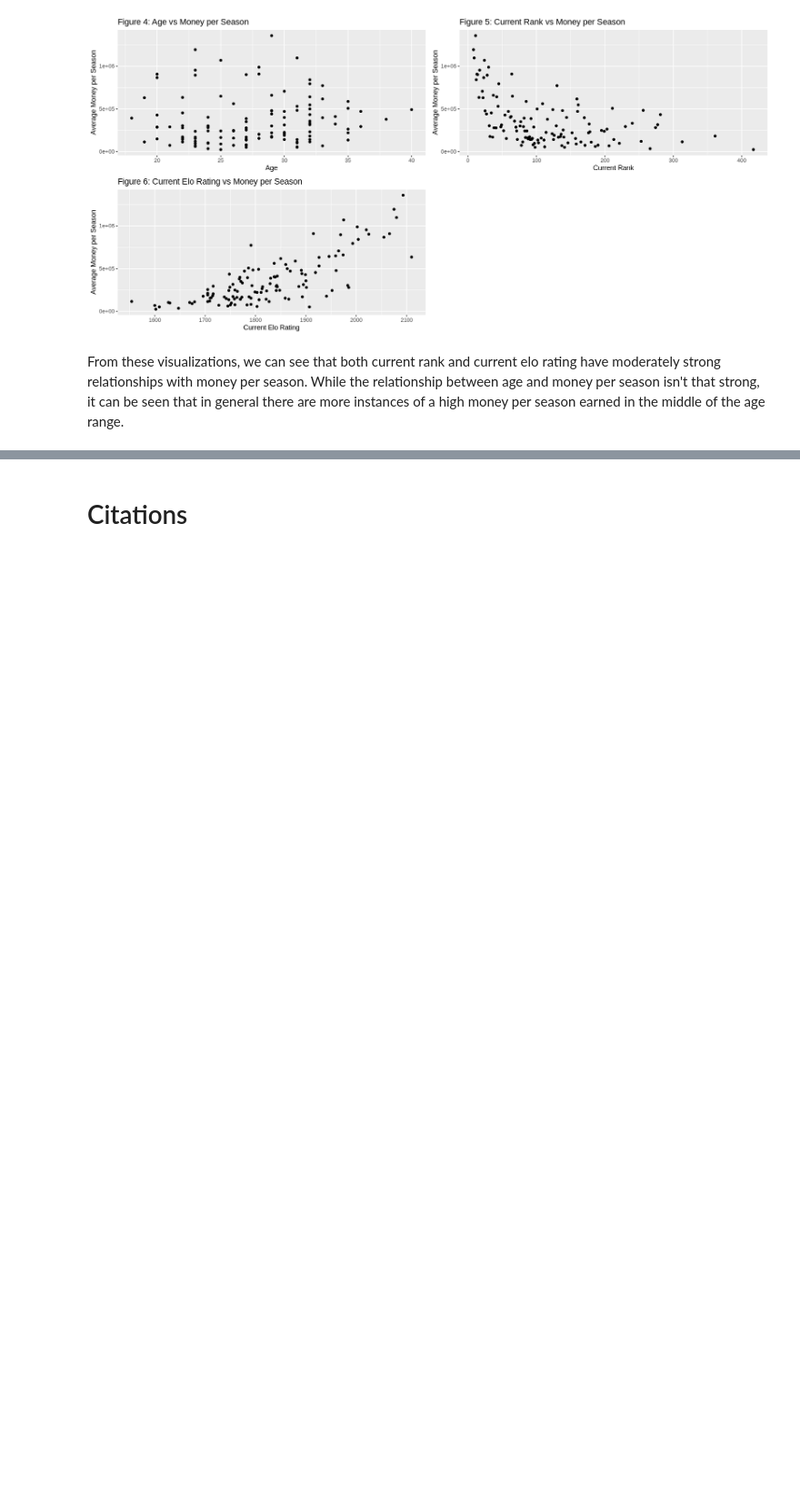
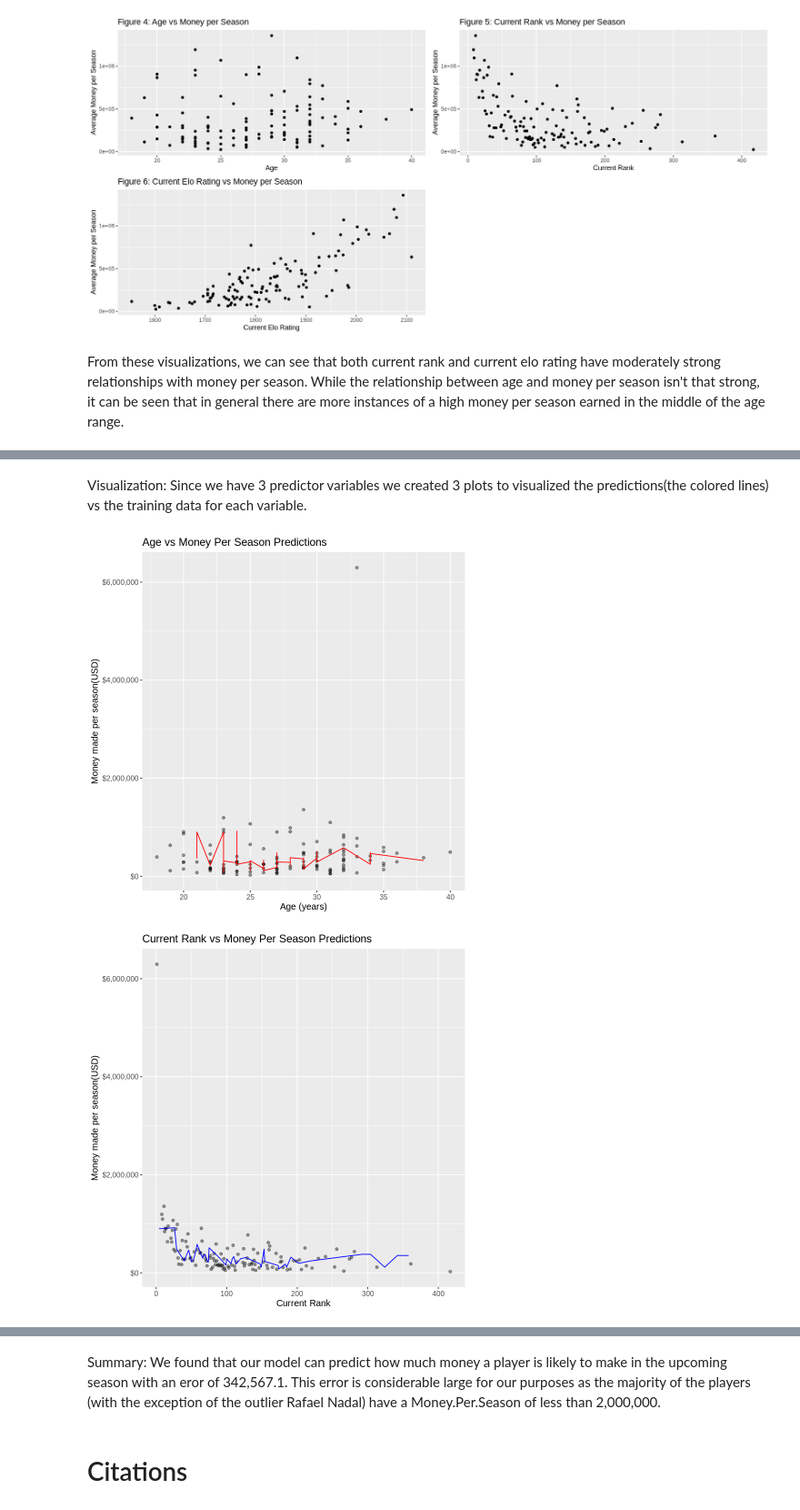
Before and after one commit to mnvibhakar/TennisSalaryProject, a Jupyter notebook: project_report.ipynb, the cells around one changed output, grey strips where cells are left out. Shown at 91% size. Saved outputs shown, nothing was run; the diff lists cells and outputs as text; code cells hidden in the pictures; blank space fills up the shorter version.

```diff
--- a/project_report.ipynb
+++ b/project_report.ipynb
@@ -137,0 +173,18 @@ From these visualizations, we can see that both current rank and current elo rat
+# %%
+best_tennis_spec <- nearest_neighbor(weight_func = "rectangular", neighbors = best_k) |>
+set_engine("kknn") |>
+set_mode("regression")
+
+tennis_fit <- workflow() |>
+add_recipe(tennis_recipe) |>
+add_model(best_tennis_spec) |>
+fit(data = tennis_training)
+
+tennis_predictions <- tennis_fit |>
+predict(tennis_testing) |>
+bind_cols(tennis_testing)
+
+tennis_summary <- tennis_predictions |>
+metrics(truth = Money.Per.Season, estimate = .pred) |>
+filter(.metric == "rmse")
+tennis_summary
@@ -137,0 +196,42 @@ From these visualizations, we can see that both current rank and current elo rat
+# %% [markdown]
+Visualization: Since we have 3 predictor variables we created 3 plots to visualized the predictions(the colored lines) vs the training data for each variable.
+# %%
+age_plot <- ggplot(tennis_training, aes(x = Age, y = Money.Per.Season)) +
+  geom_point(alpha = 0.4) +
+  geom_line(data = tennis_predictions,
+            mapping = aes(x = Age, y = .pred),
+            color = "red") +
+  xlab("Age (years)") +
+  ylab("Money made per season(USD)") +
+  scale_y_continuous(labels = dollar_format()) +
+  ggtitle("Age vs Money Per Season Predictions") +
+  theme(text = element_text(size = 12))
+
+current_rank_plot <- ggplot(tennis_training, aes(x = Current.Rank, y = Money.Per.Season)) +
+  geom_point(alpha = 0.4) +
+  geom_line(data = tennis_predictions,
+            mapping = aes(x = Current.Rank, y = .pred),
+            color = "blue") +
+  xlab("Current Rank") +
+  ylab("Money made per season(USD)") +
+  scale_y_continuous(labels = dollar_format()) +
+  ggtitle("Current Rank vs Money Per Season Predictions") +
+  theme(text = element_text(size = 12))
+
+current_elo_plot <- ggplot(tennis_training, aes(x = Current.Elo.Rating, y = Money.Per.Season)) +
+  geom_point(alpha = 0.4) +
+  geom_line(data = tennis_predictions,
+            mapping = aes(x = Current.Elo.Rating, y = .pred),
+            color = "green") +
+  xlab("Current Elo Rating") +
+  ylab("Money made per season(USD)") +
+  scale_y_continuous(labels = dollar_format()) +
+  ggtitle("Current Rank vs Money Per Season Predictions") +
+  theme(text = element_text(size = 12))
+
+age_plot
+current_rank_plot
+current_elo_plot
+# %% [output]
+[figure, added]
+[figure, added]
@@ -138,3 +239,5 @@ From these visualizations, we can see that both current rank and current elo rat
+# %% [markdown]
+Summary: We found that our model can predict how much money a player is likely to make in the upcoming season with an eror of 342,567.1. This error is considerable large for our purposes as the majority of the players (with the exception of the outlier Rafael Nadal) have a Money.Per.Season of less than 2,000,000.
 # %% [markdown]
 # Citations
 # %% [markdown]
```
Also changed, not shown: parts of 8 cells of this notebook.
